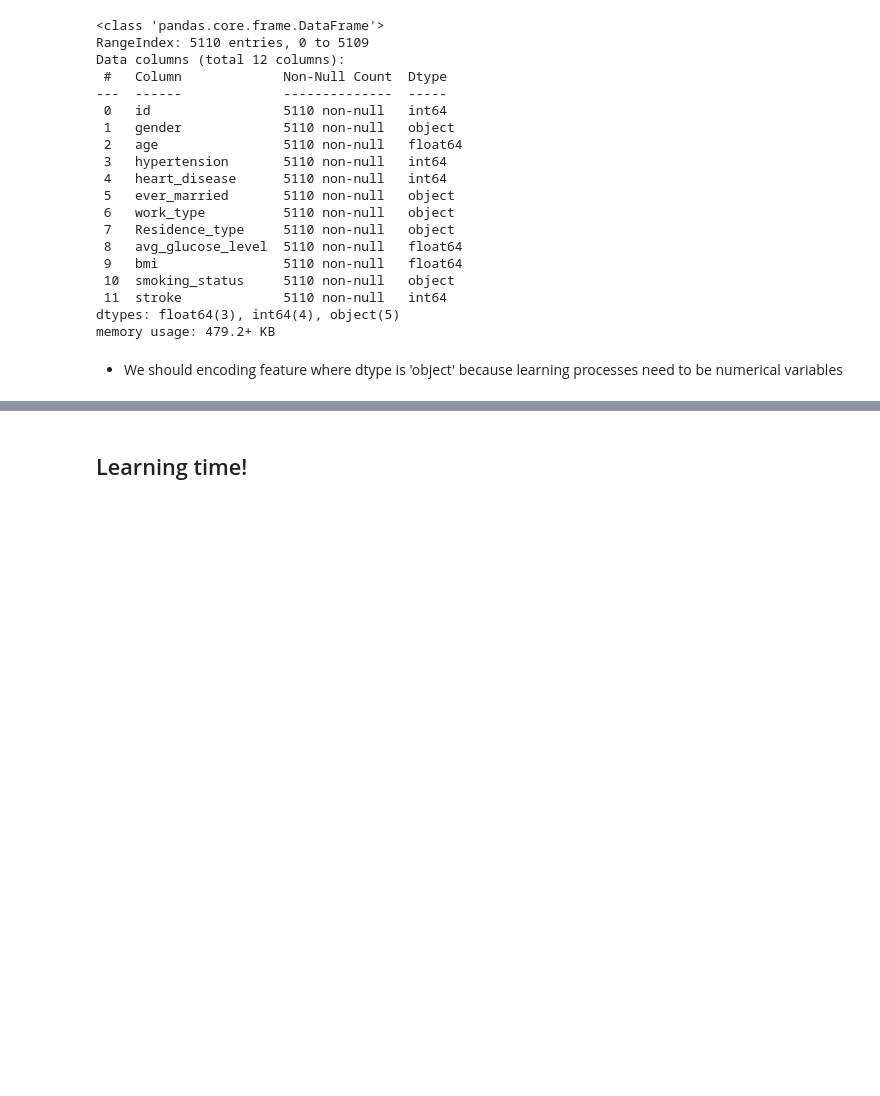
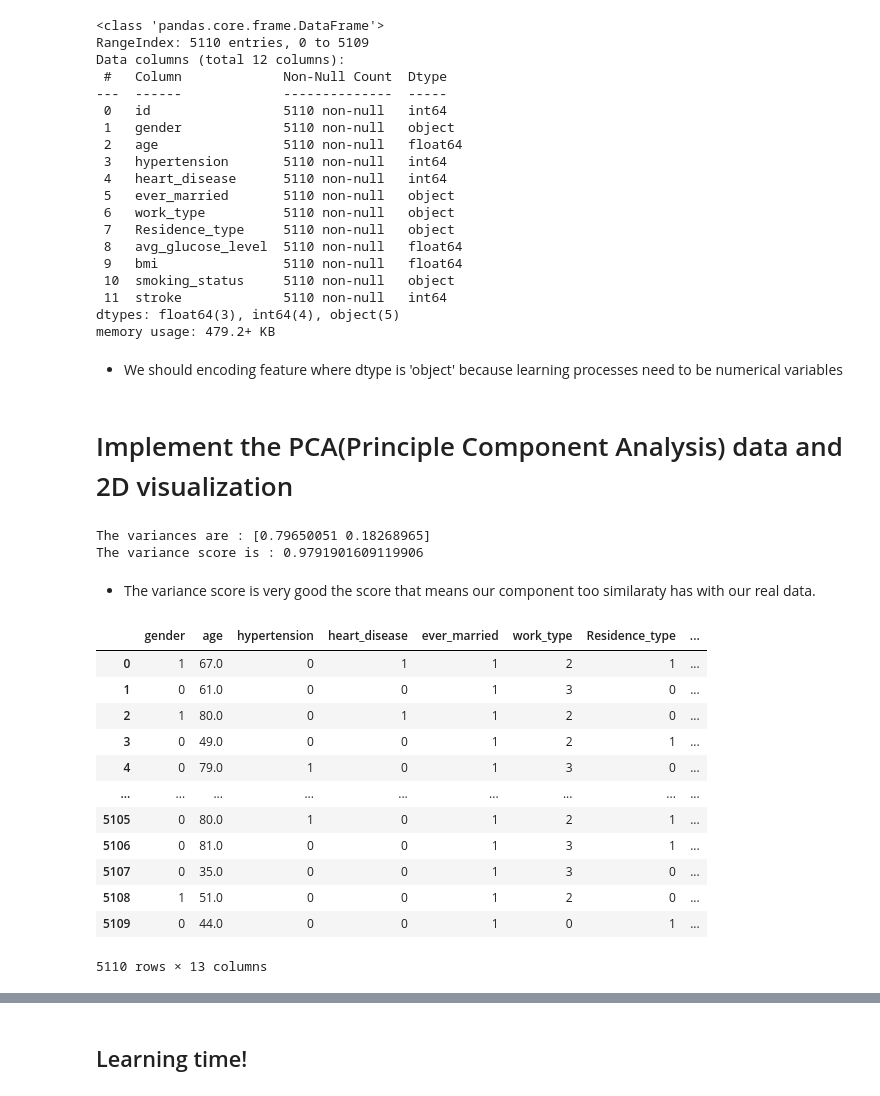
Before and after one commit to erdmkbc/Machine-Learning-Tutorial, a Jupyter notebook: Learning_Algorithms/Supervised_Learning/Classification/Stroke_Prediction/Stroke_prediction.ipynb, the cells around one changed output, grey strips where cells are left out. Cells and saved outputs as stored; diff of their text form; code cells hidden in the pictures; blank space fills up the shorter version.

```diff
--- a/Learning_Algorithms/Supervised_Learning/Classification/Stroke_Prediction/Stroke_prediction.ipynb
+++ b/Learning_Algorithms/Supervised_Learning/Classification/Stroke_Prediction/Stroke_prediction.ipynb
@@ -638,3 +639,61 @@ X[:,9] = le.fit_transform(X[:,9]) # For smoking status
 # train and test splitting
 from sklearn.model_selection import train_test_split
 X_train , X_test , y_train , y_test = train_test_split(X , y , test_size = 0.2 , random_state = 42)
+# %% [markdown]
+# Implement the PCA(Principle Component Analysis) data and 2D visualization
+# %%
+from sklearn.decomposition import PCA
+z = data.drop(['stroke' , 'id'], axis = 1).values
+
+# Encoding
+z[:,0] = le.fit_transform(z[:,0]) # For gender
+z[:,4] = le.fit_transform(z[:,4]) # For married status
+z[:,5] = le.fit_transform(z[:,5]) # For work type
+z[:,6] = le.fit_transform(z[:,6]) # For residance type
+z[:,9] = le.fit_transform(z[:,9]) # For smoking status
+
+pca = PCA(n_components = 2, whiten = True) # we want two component for visialization
+pca.fit(z) # detecth the our pca components
+
+# conver the 2d
+z_pca = pca.transform(z)
+
+# analyz the pca perform
+print('The variances are : {}'.format(pca.explained_variance_ratio_))
+print('The variance score is : {}'.format(sum(pca.explained_variance_ratio_)))
+# %% [output]
+The variances are : [0.79650051 0.18268965]
+The variance score is : 0.9791901609119906
+# %% [markdown]
+* The variance score is very good the score that means our component too similaraty has with our real data.
+# %%
+# Create a new dataframe for pca visulization
+pca_2d_df = data.drop(['id'], axis = 1)
+pca_2d_df
+
+# new data frame encoding
+pca_2d_df.iloc[:,0] = le.fit_transform(pca_2d_df.iloc[:,0]) # For gender
+pca_2d_df.iloc[:,4] = le.fit_transform(pca_2d_df.iloc[:,4]) # For married status
+pca_2d_df.iloc[:,5] = le.fit_transform(pca_2d_df.iloc[:,5]) # For work type
+pca_2d_df.iloc[:,6] = le.fit_transform(pca_2d_df.iloc[:,6]) # For residance type
+pca_2d_df.iloc[:,9] = le.fit_transform(pca_2d_df.iloc[:,9]) # For smoking status
+
+# add the pca components
+pca_2d_df['p1'] = z_pca[:,0]
+pca_2d_df['p2'] = z_pca[:,1]
+
+pca_2d_df
+# %% [output]
+|  | gender | age | hypertension | heart_disease | ever_married | work_type | Residence_type | ... |
+| 0 | 1 | 67.0 | 0 | 1 | 1 | 2 | 1 | ... |
+| 1 | 0 | 61.0 | 0 | 0 | 1 | 3 | 0 | ... |
+| 2 | 1 | 80.0 | 0 | 1 | 1 | 2 | 0 | ... |
+| 3 | 0 | 49.0 | 0 | 0 | 1 | 2 | 1 | ... |
+| 4 | 0 | 79.0 | 1 | 0 | 1 | 3 | 0 | ... |
+| ... | ... | ... | ... | ... | ... | ... | ... | ... |
+| 5105 | 0 | 80.0 | 1 | 0 | 1 | 2 | 1 | ... |
+| 5106 | 0 | 81.0 | 0 | 0 | 1 | 3 | 1 | ... |
+| 5107 | 0 | 35.0 | 0 | 0 | 1 | 3 | 0 | ... |
+| 5108 | 1 | 51.0 | 0 | 0 | 1 | 2 | 0 | ... |
+| 5109 | 0 | 44.0 | 0 | 0 | 1 | 0 | 1 | ... |
+5110 rows × 13 columns
```
Also changed, not shown: parts of 16 cells of this notebook, 1 other file.
